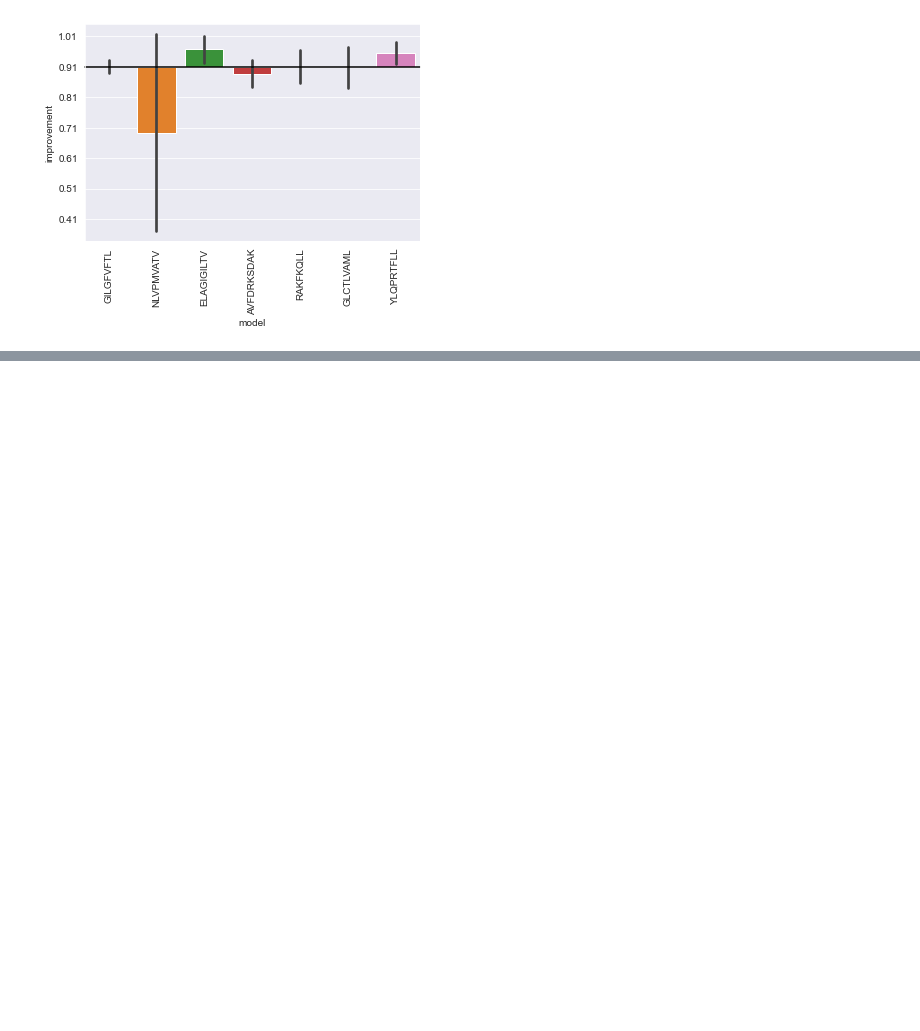
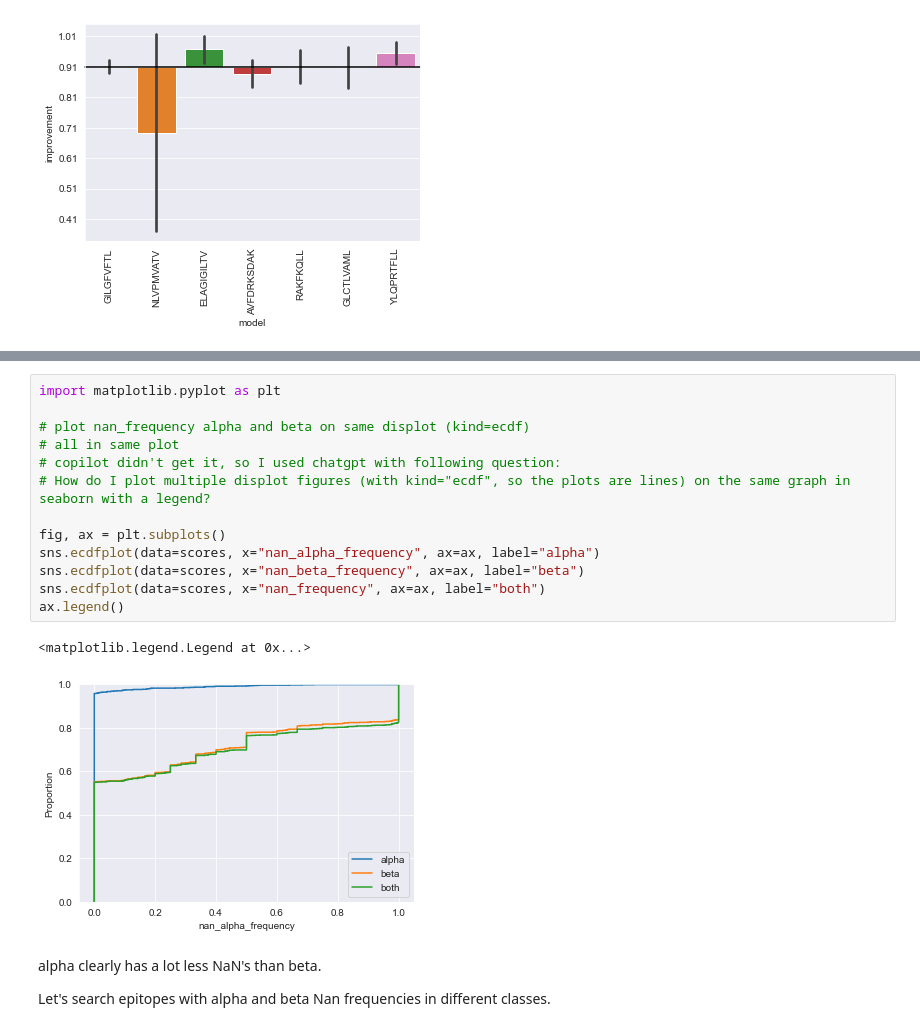
Before and after one commit to arnodeceuninck/thesis, a Jupyter notebook: 14 Different epitopes.ipynb, the cells around one changed output, grey strips where cells are left out. Cells and saved outputs as stored; diff of their text form; blank space fills up the shorter version.

```diff
--- a/14 Different epitopes.ipynb
+++ b/14 Different epitopes.ipynb
@@ -733,0 +842,20 @@ Degene die ik had laten droppen omdat er te weinig missign values waren, was bli
+# %%
+import matplotlib.pyplot as plt
+
+# plot nan_frequency alpha and beta on same displot (kind=ecdf)
+# all in same plot
+# copilot didn't get it, so I used chatgpt with following question:
+# How do I plot multiple displot figures (with kind="ecdf", so the plots are lines) on the same graph in seaborn with a legend?
+
+fig, ax = plt.subplots()
+sns.ecdfplot(data=scores, x="nan_alpha_frequency", ax=ax, label="alpha")
+sns.ecdfplot(data=scores, x="nan_beta_frequency", ax=ax, label="beta")
+sns.ecdfplot(data=scores, x="nan_frequency", ax=ax, label="both")
+ax.legend()
+# %% [output]
+<matplotlib.legend.Legend at 0x...>
+[figure, added]
+# %% [markdown]
+alpha clearly has a lot less NaN's than beta.
+
+Let's search epitopes with alpha and beta Nan frequencies in different classes.
```
Also changed, not shown: parts of 34 cells of this notebook, 9 other files.
